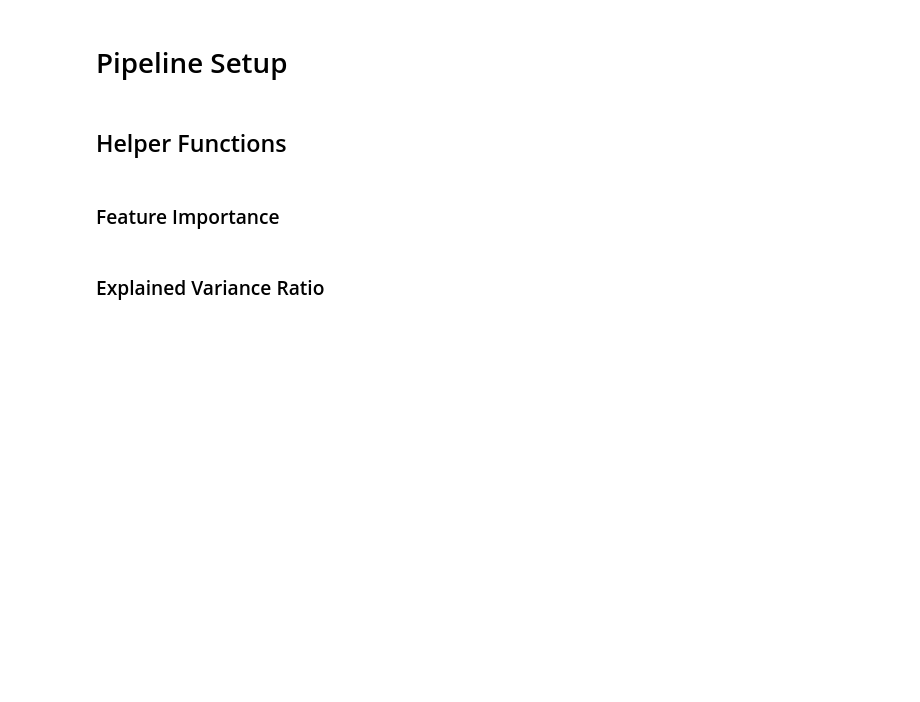
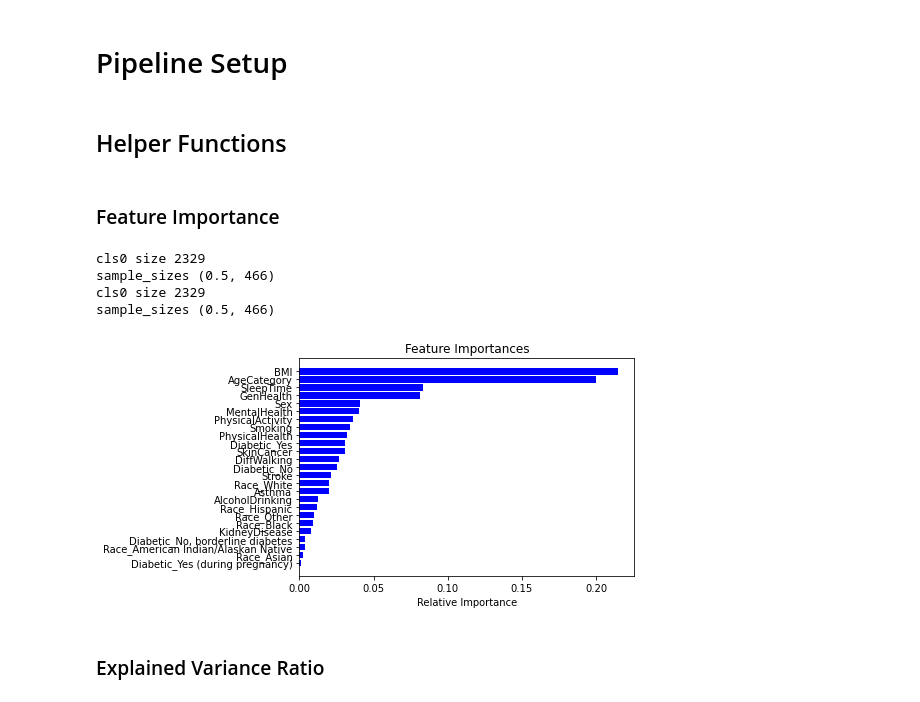
Before and after one commit to ramesaliyev/ai-heart-disease-prediction, a Jupyter notebook: model.ipynb, the cells around one changed output. Saved outputs shown, nothing was run; the diff lists cells and outputs as text; code cells hidden in the pictures; blank space fills up the shorter version.

```diff
--- a/model.ipynb
+++ b/model.ipynb
@@ -203,6 +203,7 @@ Path(path_models).mkdir(parents=True, exist_ok=True)
 # %%
 TARGET_COLUMN = 'HeartDisease'
 TARGET_CLASSES = ('No', 'Yes')
+TARGET = (TARGET_COLUMN, TARGET_CLASSES)
 # %% [markdown]
 ### Configs
 # %%
@@ -517,6 +627,7 @@ class Model:
     def parse_args(self):
         self.n_test_split, self.n_grid_split = self.n_splits
         self.score_type, self.score_fn = self.scoring
+        self.target_column, self.target_classes = self.target
 
     @property
     def model(self):
@@ -536,7 +647,7 @@ class Model:
 
     def split(self):
         split = StratifiedShuffleSplit(n_splits=self.n_test_split, test_size=self.test_size, random_state=self.seed)
-        return split.split(self.data, self.data[self.target])
+        return split.split(self.data, self.data[self.target_column])
 
     def train(self, tick=None):
         for split_index, (train_index, test_index) in enumerate(self.split()):
@@ -547,8 +658,18 @@ class Model:
             best_params = None
             best_estimator = None
 
+            # sample data
+            cls0_sample_size = 0.5
+            cls1_sample_size = self.data.loc[train_index, TARGET_COLUMN].value_counts()[TARGET_CLASSES[0]] * cls0_sample_size * 0.4
+            sample_sizes = (cls0_sample_size, round(cls1_sample_size))
+
+            print('cls0 size', self.data.loc[train_index, TARGET_COLUMN].value_counts()[TARGET_CLASSES[0]])
+            print('sample_sizes', sample_sizes)
+
+            data, test_index, train_index = sample(sample_sizes, self.data, self.target_column, self.target_classes, (test_index, train_index))
+
             # preprocess data
-            preprocessor = Preprocessor.process(self.data, test_index, train_index, self.prep_params)
+            preprocessor = Preprocessor.process(data, test_index, train_index, self.prep_params)
             X_test, Y_test, X_train, Y_train = preprocessor.chop()
 
             # fix grid
@@ -827,21 +948,27 @@ set_trainer = SetTrainer()
 # %%
 def calculate_feature_importances(data, target, scoring, n_splits, test_size, seed, prep_params=None):
     model = Model(RandomForestClassifier, data, target, scoring, n_splits, test_size, seed, prep_params)
     model.train()
 
     importances = model.model.feature_importances_
     indices = np.argsort(importances)
     graph_x = range(len(indices))
 
     plt.title('Feature Importances')
     plt.barh(graph_x, importances[indices], color='b', align='center')
     plt.yticks(graph_x, model.preprocessor.feature_columns[indices])
     plt.xlabel('Relative Importance')
     plt.show()
 
 data_ = use_limited_data(full_data, 3200)
-calculate_feature_importances(data=data_, target=TARGET_COLUMN, scoring=hp_scoring,
+calculate_feature_importances(data=data_, target=TARGET, scoring=hp_scoring,
                               n_splits=hp_cv_splits, test_size=hp_test_size, seed=hp_seed)
+# %% [output]
+cls0 size 2329
+sample_sizes (0.5, 466)
+cls0 size 2329
+sample_sizes (0.5, 466)
+[figure, added]
 # %% [markdown]
 ### Explained Variance Ratio
 # %%
```
Also changed, not shown: parts of 13 cells of this notebook.
